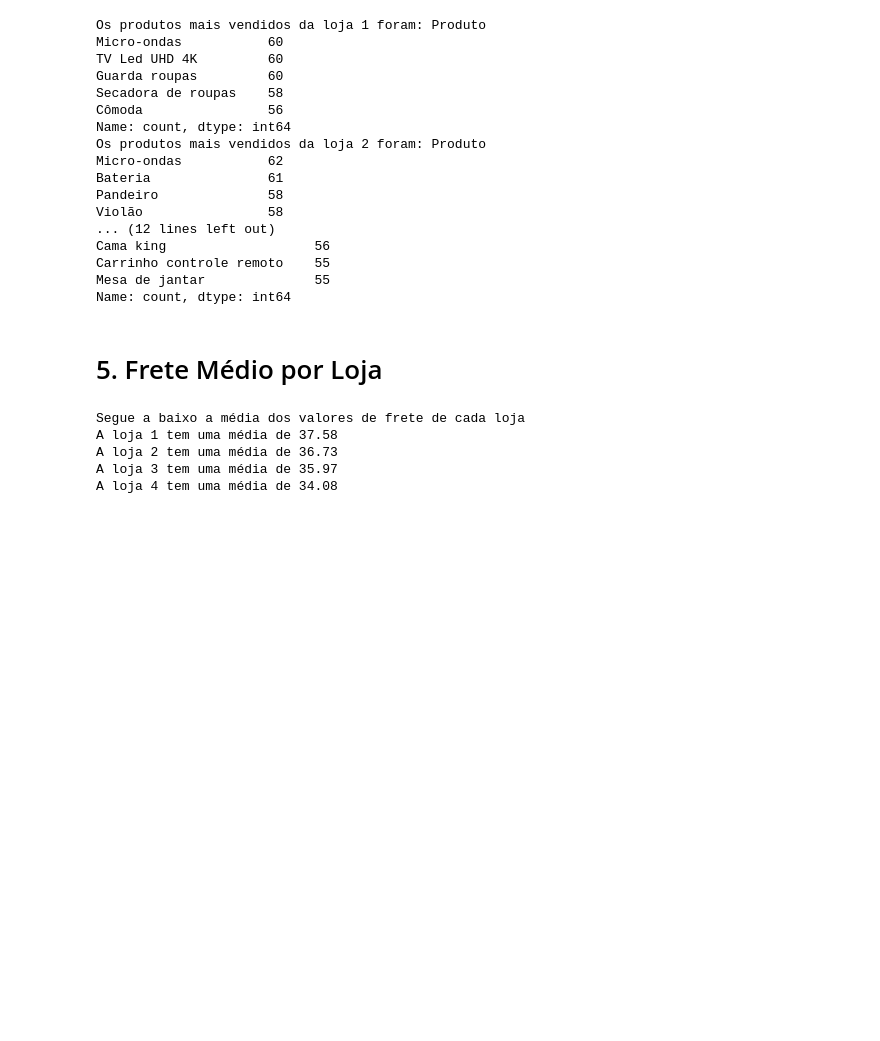
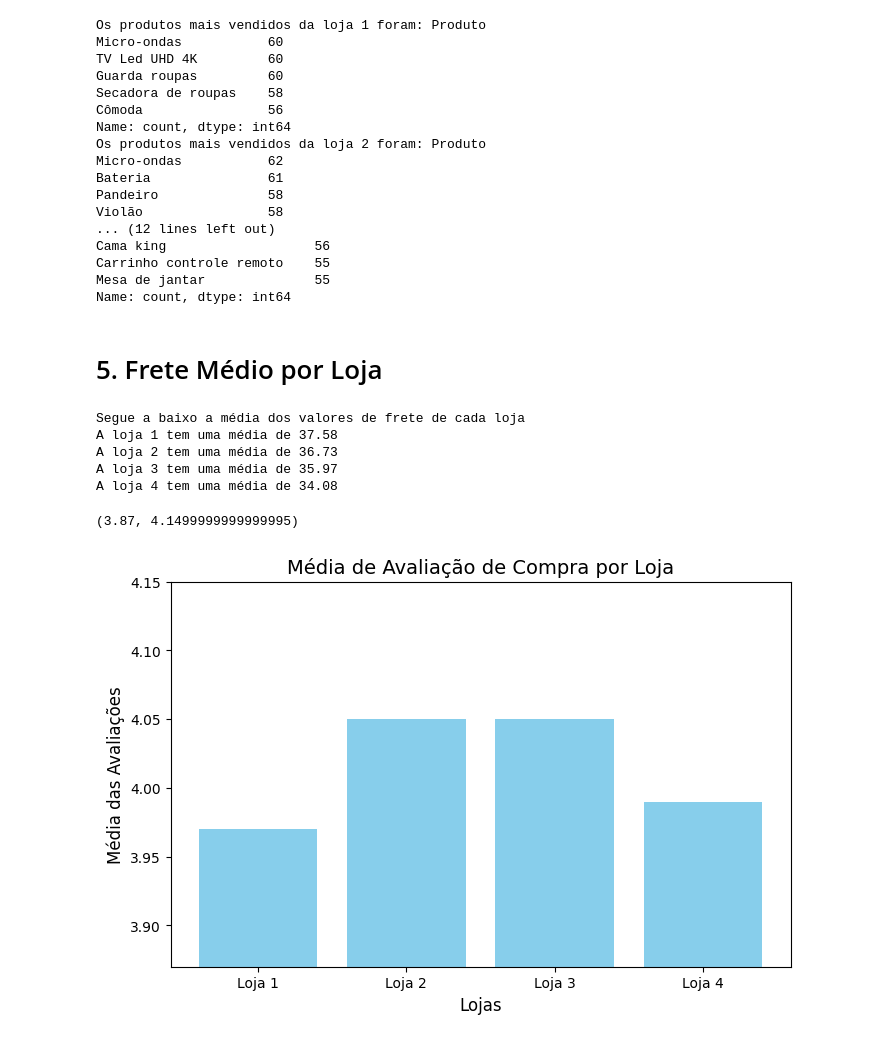
Before and after one commit to Fawller97/AnaliseFinal, a Jupyter notebook: AluraStoreBrasil.ipynb, the cells around one changed output. Saved outputs shown, nothing was run; the diff lists cells and outputs as text; code cells hidden in the pictures; blank space fills up the shorter version.

```diff
--- a/AluraStoreBrasil.ipynb
+++ b/AluraStoreBrasil.ipynb
@@ -359,3 +359,22 @@ A loja 1 tem uma média de 37.58
 A loja 2 tem uma média de 36.73
 A loja 3 tem uma média de 35.97
 A loja 4 tem uma média de 34.08
+# %%
+import matplotlib.pyplot as plt
+
+
+lojas = ['Loja 1', 'Loja 2', 'Loja 3', 'Loja 4']
+avaliacoes = [3.97, 4.05, 4.05, 3.99]
+
+
+plt.figure(figsize=(8, 5))
+plt.bar(lojas, avaliacoes, color='skyblue')
+
+plt.xlabel('Lojas', fontsize=12)
+plt.ylabel('Média das Avaliações', fontsize=12)
+plt.title('Média de Avaliação de Compra por Loja', fontsize=14)
+
+plt.ylim(min(avaliacoes) - 0.1, max(avaliacoes) + 0.1)
+# %% [output]
+(3.87, 4.1499999999999995)
+[figure, added]
```
Also changed, not shown: parts of 2 cells of this notebook.
